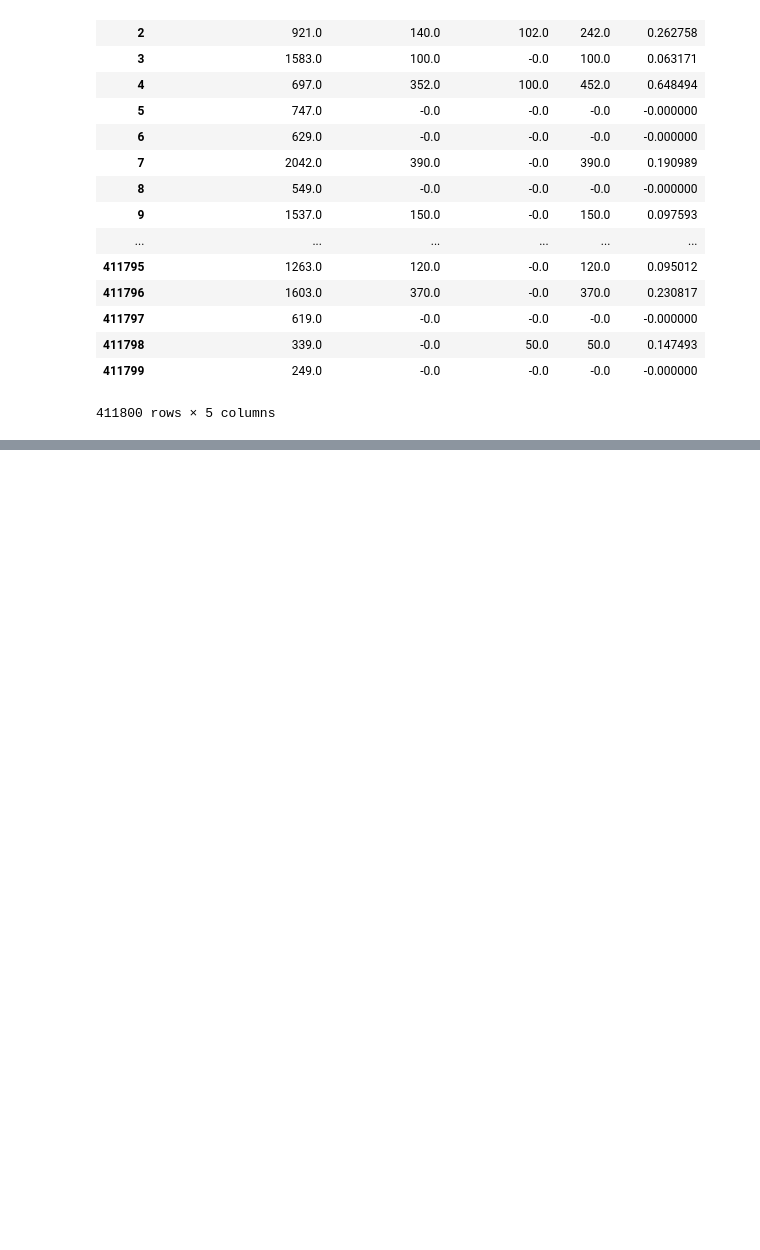
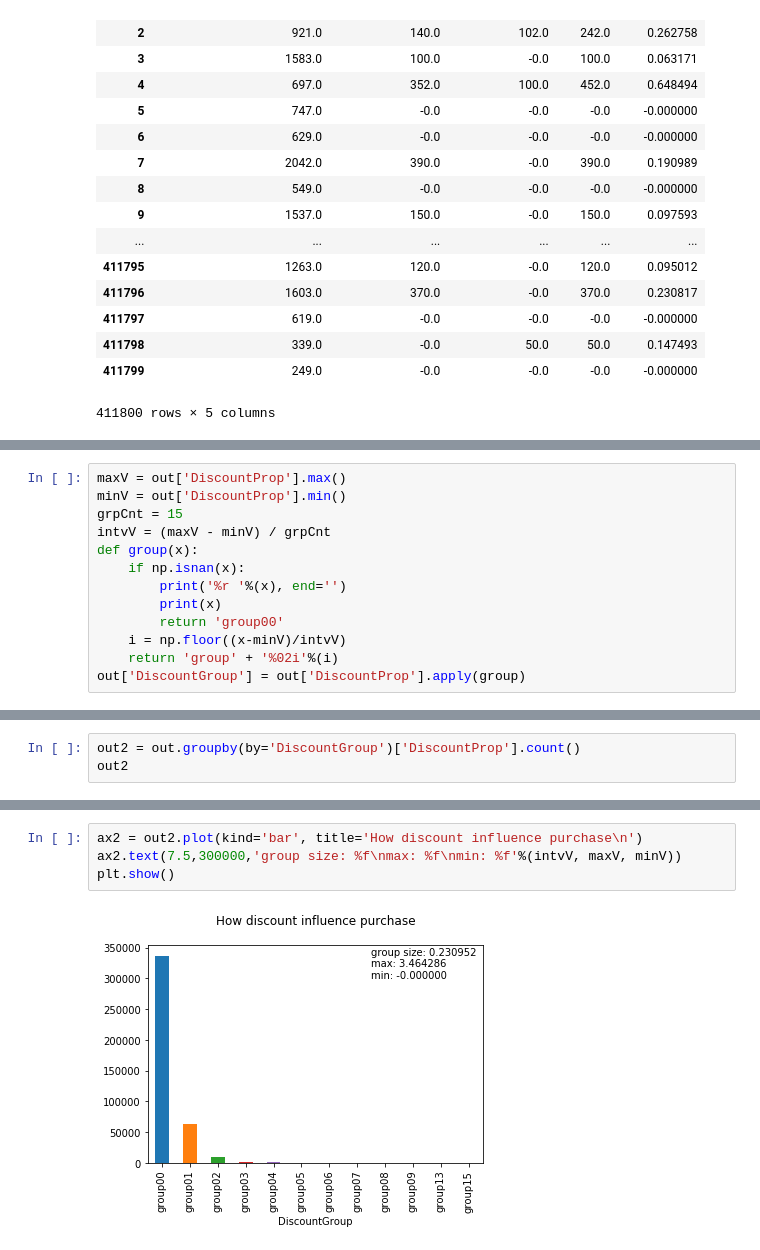
Before and after one commit to andylinpersonal/CSX_Project_2018S, a Jupyter notebook: week3/Job_w3.ipynb, the cells around one changed output, grey strips where cells are left out. Saved outputs shown, nothing was run; the diff lists cells and outputs as text; blank space fills up the shorter version.

```diff
--- a/week3/Job_w3.ipynb
+++ b/week3/Job_w3.ipynb
@@ -50,0 +51,13 @@ plt.show()
+# %%
+maxV = out['DiscountProp'].max()
+minV = out['DiscountProp'].min()
+grpCnt = 15
+intvV = (maxV - minV) / grpCnt
+def group(x):
+    if np.isnan(x):
+        print('%r '%(x), end='')
+        print(x)
+        return 'group00'
+    i = np.floor((x-minV)/intvV)
+    return 'group' + '%02i'%(i)
+out['DiscountGroup'] = out['DiscountProp'].apply(group)
@@ -50,0 +66,3 @@ plt.show()
+# %%
+out2 = out.groupby(by='DiscountGroup')['DiscountProp'].count()
+out2
@@ -50,0 +84,6 @@ plt.show()
+# %%
+ax2 = out2.plot(kind='bar', title='How discount influence purchase\n')
+ax2.text(7.5,300000,'group size: %f\nmax: %f\nmin: %f'%(intvV, maxV, minV))
+plt.show()
+# %% [output]
+[figure, added]
```
Also changed, not shown: parts of 4 cells of this notebook.
